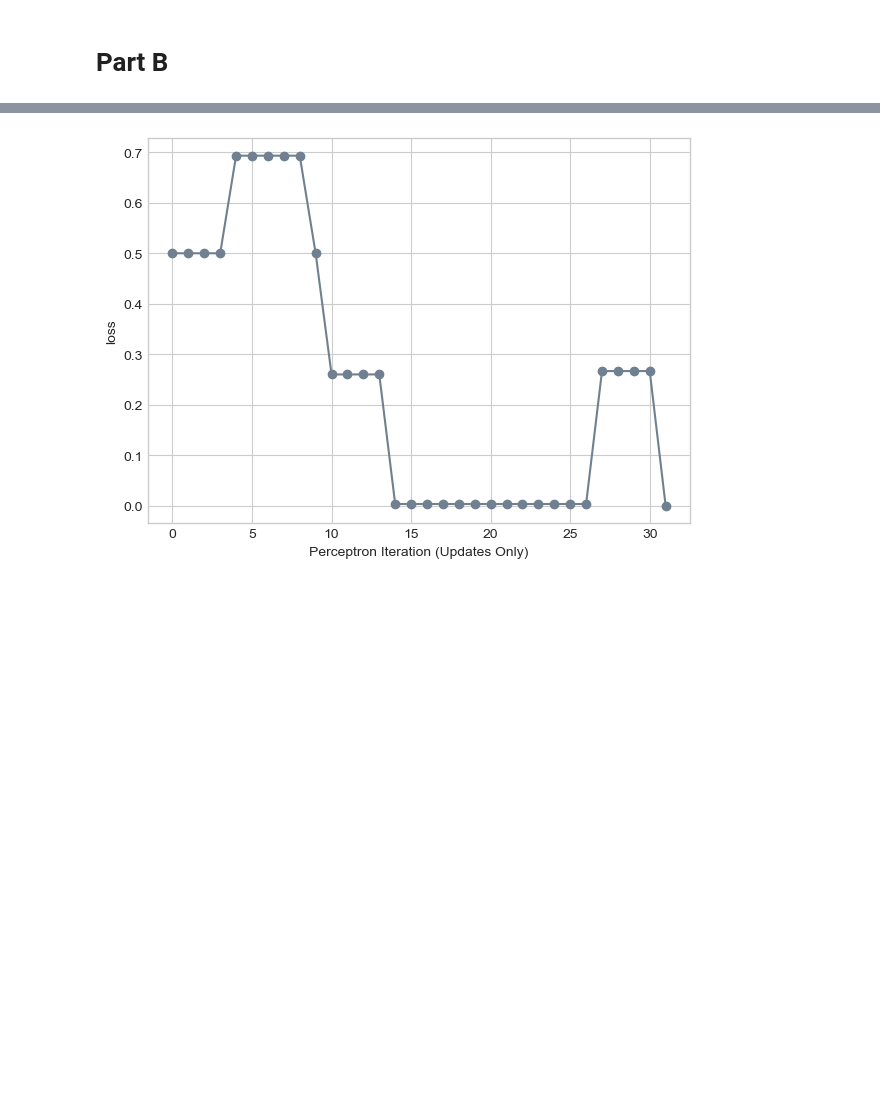
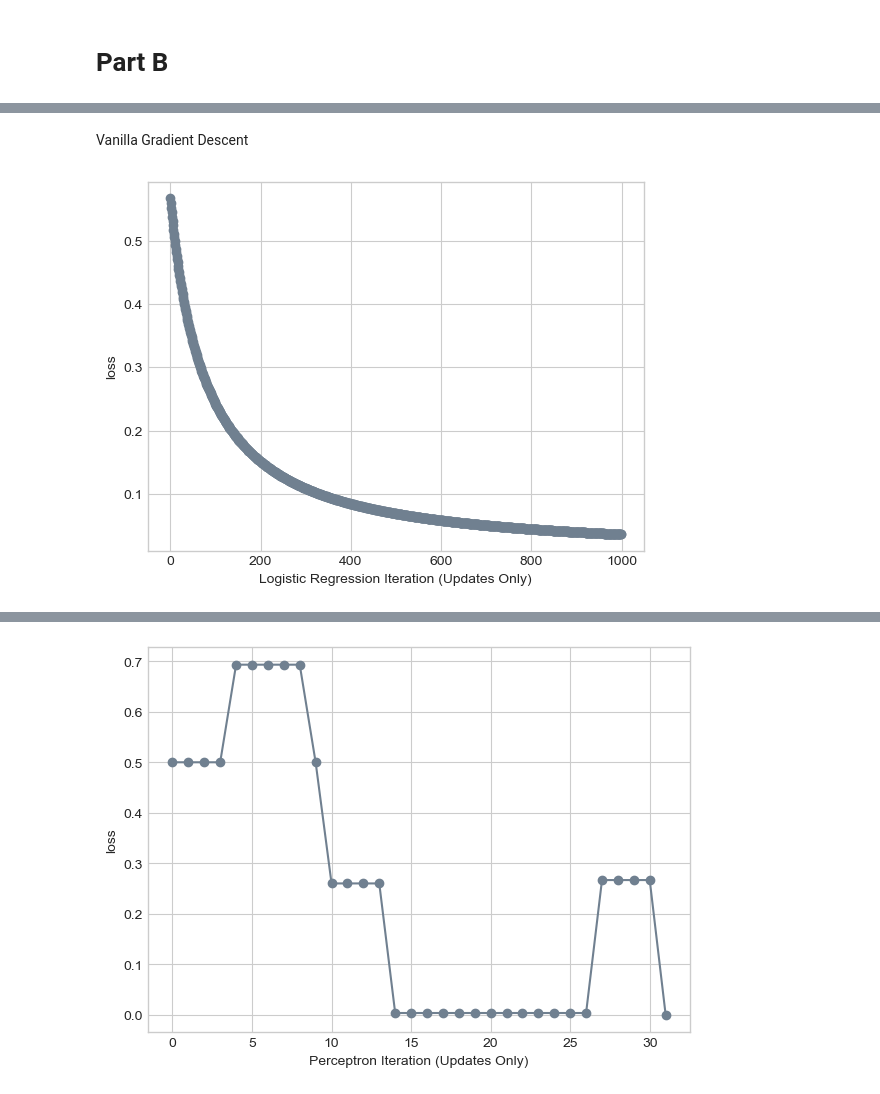
Before and after one commit to jacksonbhanson7/jacksonbhanson7.github.io, a Jupyter notebook: posts/Implementing Logistic Regression/index.ipynb, the cells around one changed output, grey strips where cells are left out. Drawn from its saved outputs; the diff is of its cells as text; code cells hidden in the pictures; blank space fills up the shorter version.

```diff
--- a/posts/Implementing Logistic Regression/index.ipynb
+++ b/posts/Implementing Logistic Regression/index.ipynb
@@ -62,0 +59,25 @@ Now, let's vizualize the loss over the course of the algorithm. Because we know
+# %% [markdown]
+Vanilla Gradient Descent
+# %%
+LR = LogisticRegression()
+opt = GradientDescentOptimizer(LR)
+
+loss = 1.0
+loss_vec = []
+n = X.size()[0]
+
+
+
+for _ in range(1000):
+    # add other stuff to e.g. keep track of the loss over time.
+    loss = LR.loss(X, y)
+    loss_vec.append(loss)
+
+    opt.step(X, y, alpha = 0.1, beta = 0)
+
+
+plt.plot(loss_vec, color = "slategrey")
+plt.scatter(torch.arange(len(loss_vec)), loss_vec, color = "slategrey")
+labs = plt.gca().set(xlabel = "Logistic Regression Iteration (Updates Only)", ylabel = "loss")
+# %% [output]
+[figure, added]
```
Also changed, not shown: parts of 24 cells of this notebook.
